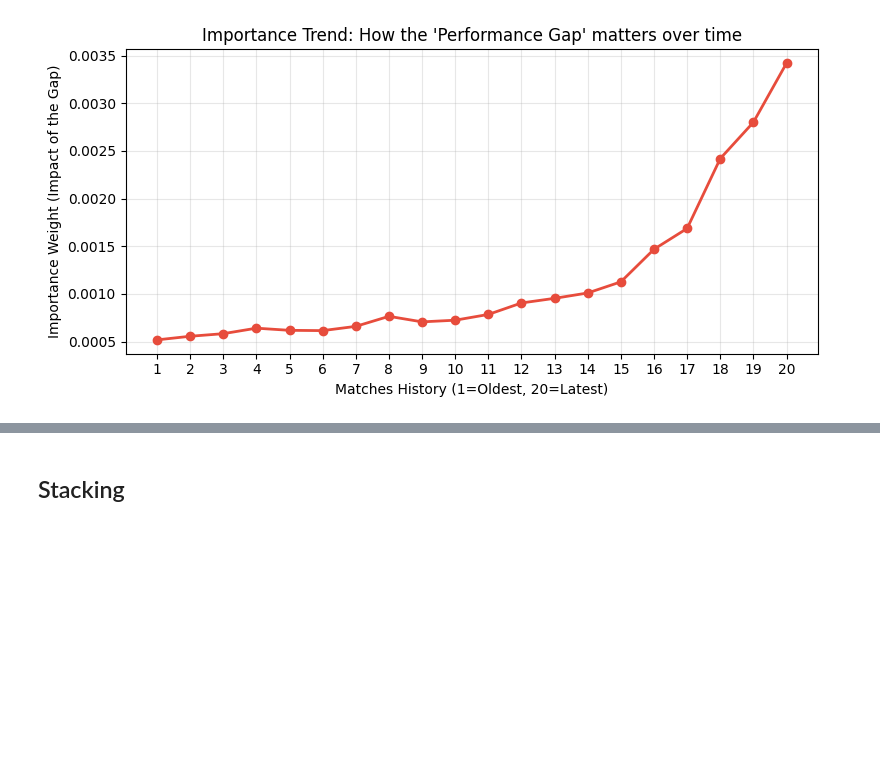
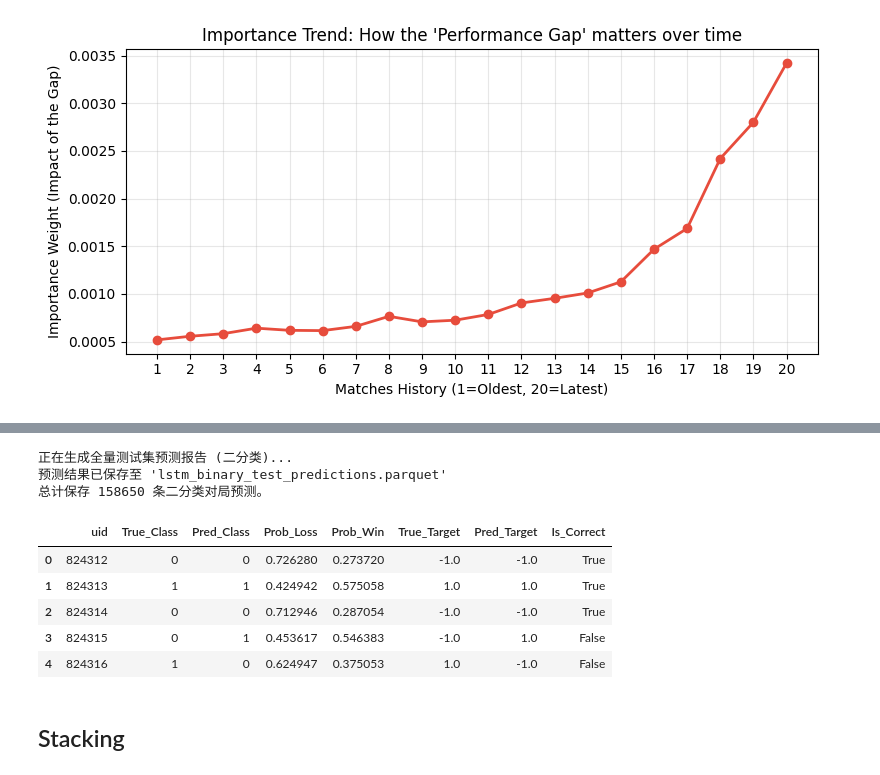
Before and after one commit to zZimablueee/Chess, a Jupyter notebook: complexity/delta_0/graphs/res_pred2.ipynb, the cells around one changed output, grey strips where cells are left out. Drawn from its saved outputs; the diff is of its cells as text; code cells hidden in the pictures; blank space fills up the shorter version.

```diff
--- a/complexity/delta_0/graphs/res_pred2.ipynb
+++ b/complexity/delta_0/graphs/res_pred2.ipynb
@@ -900,3 +1108,64 @@ plt.show()
+# %%
+from IPython.display import display
+
+print("\n正在生成全量测试集预测报告 (二分类)...")
+
+all_probs_loss = []
+all_probs_win = []
+all_preds = []
+all_trues = []
+
+with torch.no_grad():
+    for sa, sb, stat, labels in test_loader:
+        sa, sb, stat, labels = sa.to(device), sb.to(device), stat.to(device), labels.to(device)
+
+        outputs = model(sa, sb, stat)
+        probs = torch.softmax(outputs, dim=1)
+        preds = torch.argmax(probs, dim=1)
+
+        # 收集概率与预测结果
+        all_probs_loss.extend(probs[:, 0].cpu().numpy())
+        all_probs_win.extend(probs[:, 1].cpu().numpy())
+        all_preds.extend(preds.cpu().numpy())
+        all_trues.extend(labels.cpu().numpy())
+
+# 从 valid_uids 中提取属于测试集的 uid，确保后续 Stacking 能对齐
+test_uids = valid_uids[test_idx]
+
+# 构建 DataFrame
+df_lstm_binary = pd.DataFrame({
+    'uid': test_uids,
+    'True_Class': all_trues,       # 0: 输, 1: 赢
+    'Pred_Class': all_preds,
+    'Prob_Loss': all_probs_loss,
+    'Prob_Win': all_probs_win
+})
+
+# 将 0 和 1 映射回原始的 -1.0 和 1.0，方便对齐你现有的表格
+reverse_map = {0: -1.0, 1: 1.0}
+df_lstm_binary['True_Target'] = df_lstm_binary['True_Class'].map(reverse_map)
+df_lstm_binary['Pred_Target'] = df_lstm_binary['Pred_Class'].map(reverse_map)
+
+# 计算正确率指标
+df_lstm_binary['Is_Correct'] = df_lstm_binary['True_Target'] == df_lstm_binary['Pred_Target']
+
+# 保存新的二分类 Parquet 文件
+save_filename = 'lstm_binary_test_predictions.parquet'
+df_lstm_binary.to_parquet(save_filename)
+
+print(f"预测结果已保存至 '{save_filename}'")
+print(f"总计保存 {len(df_lstm_binary)} 条二分类对局预测。")
+display(df_lstm_binary.head())
+# %% [output]
+正在生成全量测试集预测报告 (二分类)...
+预测结果已保存至 'lstm_binary_test_predictions.parquet'
+总计保存 158650 条二分类对局预测。
+|  | uid | True_Class | Pred_Class | Prob_Loss | Prob_Win | True_Target | Pred_Target | Is_Correct |
+| 0 | 824312 | 0 | 0 | 0.726280 | 0.273720 | -1.0 | -1.0 | True |
+| 1 | 824313 | 1 | 1 | 0.424942 | 0.575058 | 1.0 | 1.0 | True |
+| 2 | 824314 | 0 | 0 | 0.712946 | 0.287054 | -1.0 | -1.0 | True |
+| 3 | 824315 | 0 | 1 | 0.453617 | 0.546383 | -1.0 | 1.0 | False |
+| 4 | 824316 | 1 | 0 | 0.624947 | 0.375053 | 1.0 | -1.0 | False |
 # %% [markdown]
 ## Stacking
 # %% [markdown]
```
Also changed, not shown: parts of 7 cells of this notebook, 1 other file.
